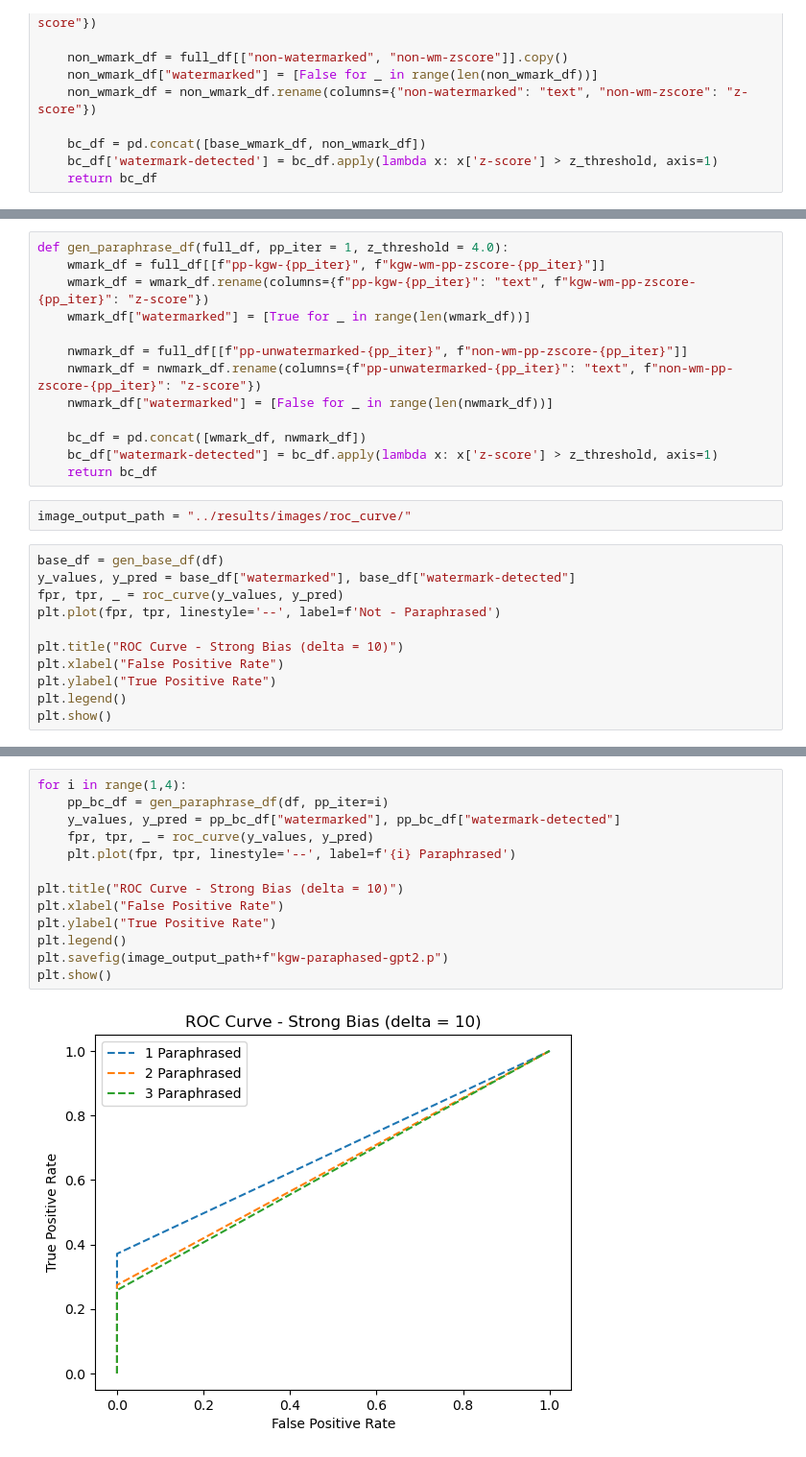
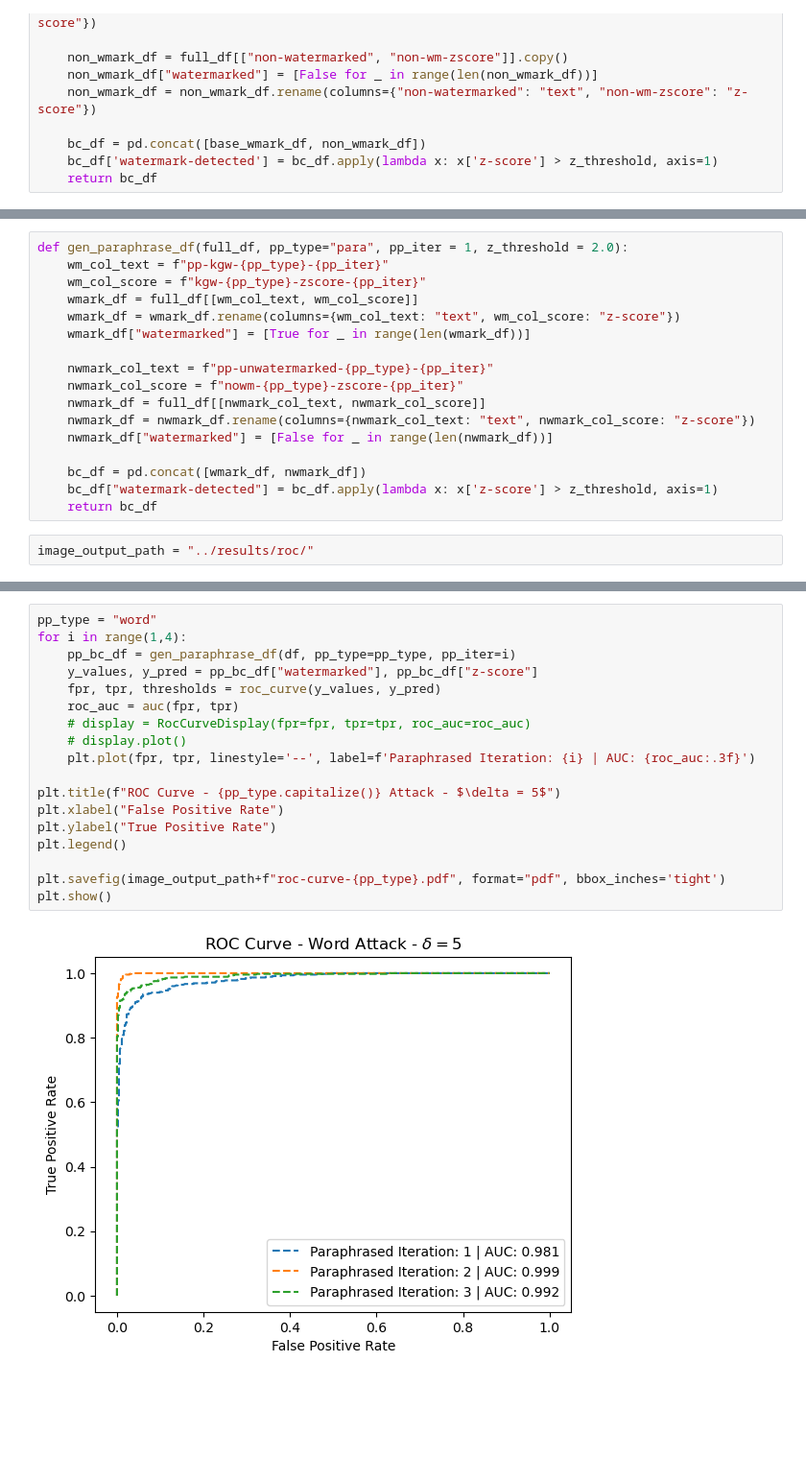
Before and after one commit to SamSJackson/Level4-Proj, a Jupyter notebook: data/notebooks/plot_roc_curve.ipynb, the cells around one changed output, grey strips where cells are left out. Shown at 96% size. Saved outputs shown, nothing was run; the diff lists cells and outputs as text; blank space fills up the shorter version.

```diff
--- a/data/notebooks/plot_roc_curve.ipynb
+++ b/data/notebooks/plot_roc_curve.ipynb
@@ -25,26 +45,19 @@ def gen_base_df(full_df):
 # %%
-def gen_paraphrase_df(full_df, pp_iter = 1, z_threshold = 4.0):
-    wmark_df = full_df[[f"pp-kgw-{pp_iter}", f"kgw-wm-pp-zscore-{pp_iter}"]]
-    wmark_df = wmark_df.rename(columns={f"pp-kgw-{pp_iter}": "text", f"kgw-wm-pp-zscore-{pp_iter}": "z-score"})
+def gen_paraphrase_df(full_df, pp_type="para", pp_iter = 1, z_threshold = 2.0):
+    wm_col_text = f"pp-kgw-{pp_type}-{pp_iter}"
+    wm_col_score = f"kgw-{pp_type}-zscore-{pp_iter}"
+    wmark_df = full_df[[wm_col_text, wm_col_score]]
+    wmark_df = wmark_df.rename(columns={wm_col_text: "text", wm_col_score: "z-score"})
     wmark_df["watermarked"] = [True for _ in range(len(wmark_df))]
 
-    nwmark_df = full_df[[f"pp-unwatermarked-{pp_iter}", f"non-wm-pp-zscore-{pp_iter}"]]
-    nwmark_df = nwmark_df.rename(columns={f"pp-unwatermarked-{pp_iter}": "text", f"non-wm-pp-zscore-{pp_iter}": "z-score"})
+    nwmark_col_text = f"pp-unwatermarked-{pp_type}-{pp_iter}"
+    nwmark_col_score = f"nowm-{pp_type}-zscore-{pp_iter}"
+    nwmark_df = full_df[[nwmark_col_text, nwmark_col_score]]
+    nwmark_df = nwmark_df.rename(columns={nwmark_col_text: "text", nwmark_col_score: "z-score"})
     nwmark_df["watermarked"] = [False for _ in range(len(nwmark_df))]
 
     bc_df = pd.concat([wmark_df, nwmark_df])
     bc_df["watermark-detected"] = bc_df.apply(lambda x: x['z-score'] > z_threshold, axis=1)
     return bc_df
 # %%
-image_output_path = "../results/images/roc_curve/"
+image_output_path = "../results/roc/"
-# %%
-base_df = gen_base_df(df)
-y_values, y_pred = base_df["watermarked"], base_df["watermark-detected"]
-fpr, tpr, _ = roc_curve(y_values, y_pred)
-plt.plot(fpr, tpr, linestyle='--', label=f'Not - Paraphrased')
-
-plt.title("ROC Curve - Strong Bias (delta = 10)")
-plt.xlabel("False Positive Rate")
-plt.ylabel("True Positive Rate")
-plt.legend()
-plt.show()
@@ -53,15 +81,20 @@ plt.show()
 # %%
+pp_type = "word"
 for i in range(1,4):
-    pp_bc_df = gen_paraphrase_df(df, pp_iter=i)
-    y_values, y_pred = pp_bc_df["watermarked"], pp_bc_df["watermark-detected"]
-    fpr, tpr, _ = roc_curve(y_values, y_pred)
-    plt.plot(fpr, tpr, linestyle='--', label=f'{i} Paraphrased')
+    pp_bc_df = gen_paraphrase_df(df, pp_type=pp_type, pp_iter=i)
+    y_values, y_pred = pp_bc_df["watermarked"], pp_bc_df["z-score"]
+    fpr, tpr, thresholds = roc_curve(y_values, y_pred)
+    roc_auc = auc(fpr, tpr)
+    # display = RocCurveDisplay(fpr=fpr, tpr=tpr, roc_auc=roc_auc)
+    # display.plot()
+    plt.plot(fpr, tpr, linestyle='--', label=f'Paraphrased Iteration: {i} | AUC: {roc_auc:.3f}')
 
-plt.title("ROC Curve - Strong Bias (delta = 10)")
+plt.title(f"ROC Curve - {pp_type.capitalize()} Attack - $\delta = 5$")
 plt.xlabel("False Positive Rate")
 plt.ylabel("True Positive Rate")
 plt.legend()
-plt.savefig(image_output_path+f"kgw-paraphased-gpt2.p")
+
+plt.savefig(image_output_path+f"roc-curve-{pp_type}.pdf", format="pdf", bbox_inches='tight')
 plt.show()
 # %% [output]
-[figure, old version]
+[figure, new version]
```
Also changed, not shown: parts of 5 cells of this notebook, 19 other files.
